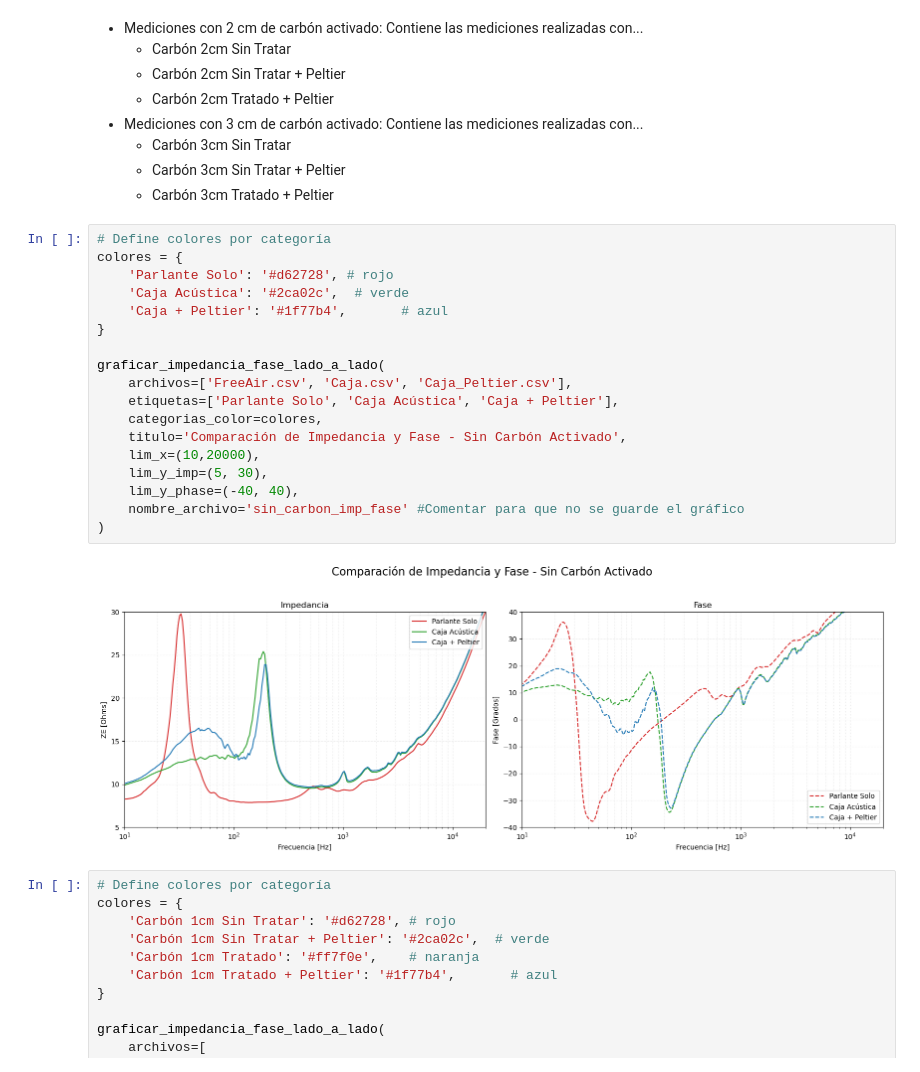
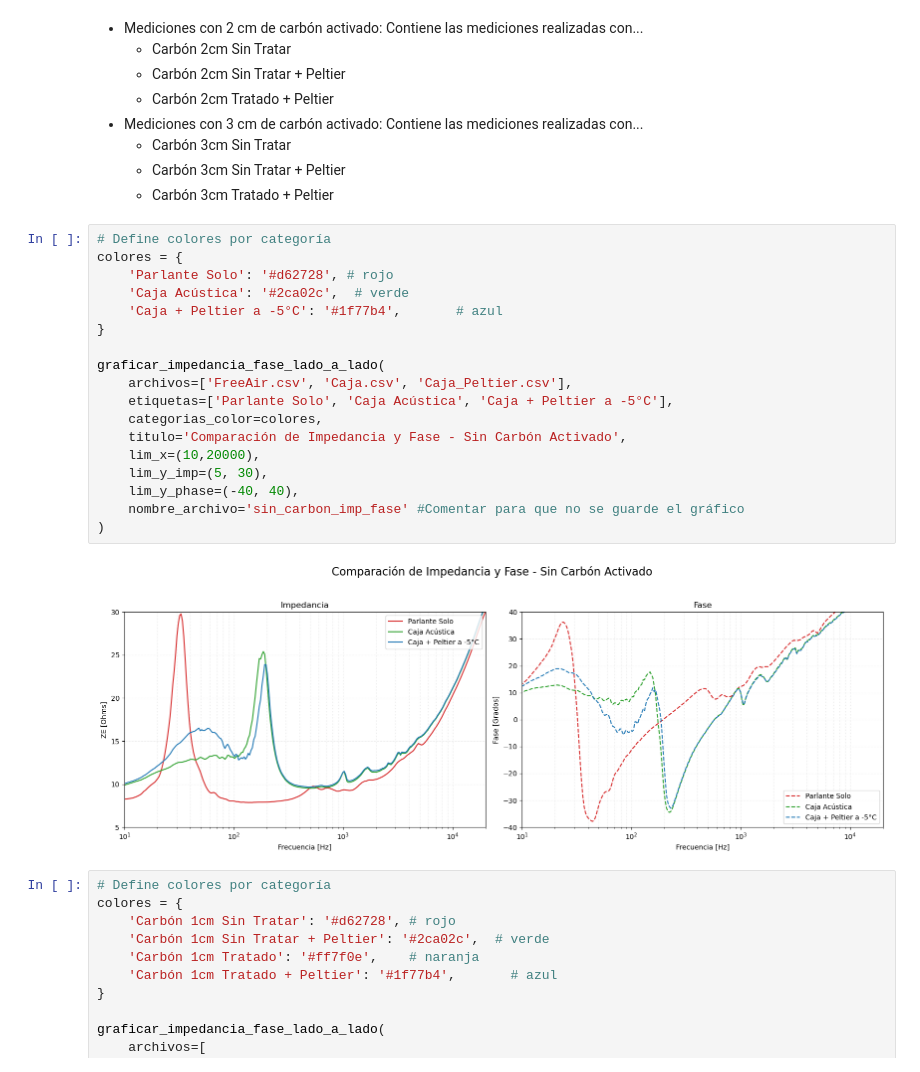
Before and after one commit to kamygam/ACUS322_Materiales_Acusticos, a Jupyter notebook: Mediciones_DATS.ipynb, the cells around one changed output. Cells and saved outputs as stored; diff of their text form.

```diff
--- a/Mediciones_DATS.ipynb
+++ b/Mediciones_DATS.ipynb
@@ -81,23 +130,23 @@ def graficar_impedancia_fase_lado_a_lado(archivos, etiquetas, categorias_color,
 # %%
 # Define colores por categoría
 colores = {
     'Parlante Solo': '#d62728', # rojo
     'Caja Acústica': '#2ca02c',  # verde
-    'Caja + Peltier': '#1f77b4',       # azul
+    'Caja + Peltier a -5°C': '#1f77b4',       # azul
 }
 
 graficar_impedancia_fase_lado_a_lado(
     archivos=['FreeAir.csv', 'Caja.csv', 'Caja_Peltier.csv'],
-    etiquetas=['Parlante Solo', 'Caja Acústica', 'Caja + Peltier'],
+    etiquetas=['Parlante Solo', 'Caja Acústica', 'Caja + Peltier a -5°C'],
     categorias_color=colores,
     titulo='Comparación de Impedancia y Fase - Sin Carbón Activado',
     lim_x=(10,20000),
     lim_y_imp=(5, 30),
     lim_y_phase=(-40, 40),
     nombre_archivo='sin_carbon_imp_fase' #Comentar para que no se guarde el gráfico
 )
 # %% [output]
-[figure, old version]
+[figure, new version]
 # %%
 # Define colores por categoría
 colores = {
```
Also changed, not shown: parts of 5 cells of this notebook.
